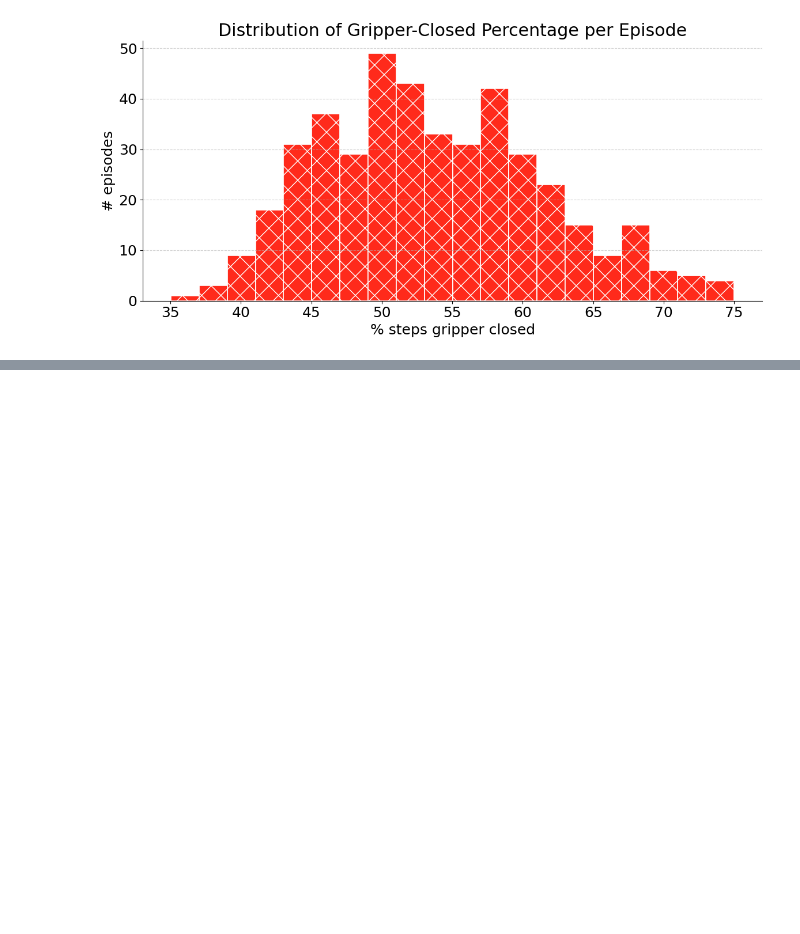
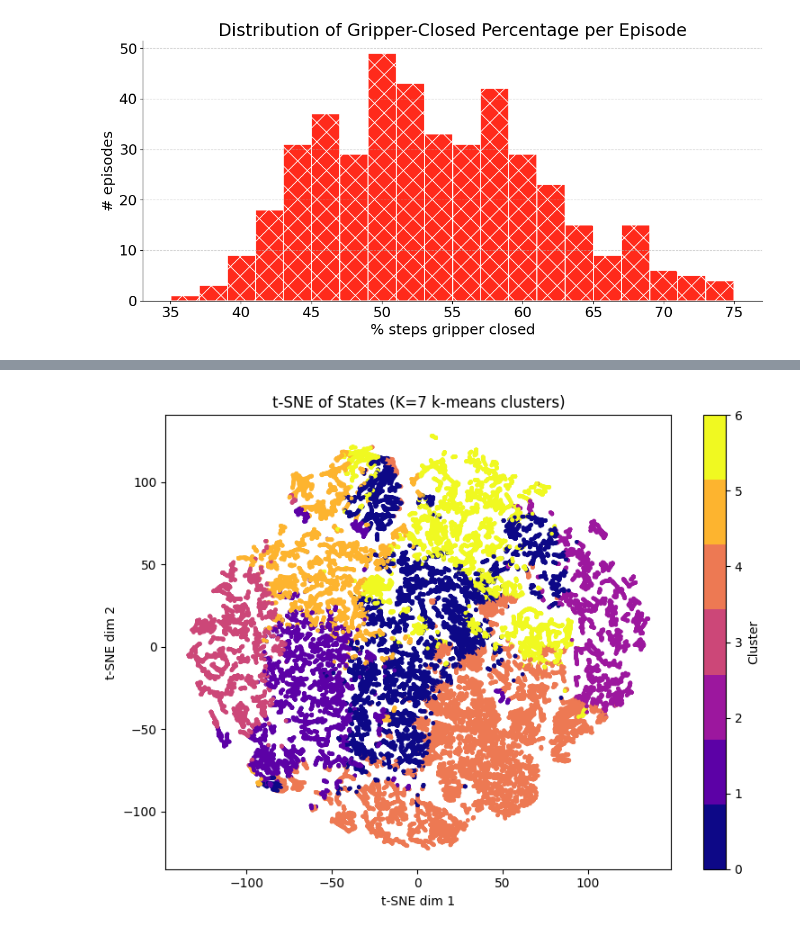
Before and after one commit to dongki-fai/openvla, a Jupyter notebook: experiments/robot/libero/libero_data_visualizer.ipynb, the cells around one changed output, grey strips where cells are left out. Saved outputs shown, nothing was run; the diff lists cells and outputs as text; code cells hidden in the pictures; blank space fills up the shorter version.

```diff
--- a/experiments/robot/libero/libero_data_visualizer.ipynb
+++ b/experiments/robot/libero/libero_data_visualizer.ipynb
@@ -216,0 +379,13 @@ The average percent of steps gripper is closed: 53.73%
+# %%
+K = labels.max() + 1
+cmap = plt.get_cmap("plasma", K)
+plt.figure(figsize=(8, 6))
+scatter = plt.scatter(states_2d[:,0], states_2d[:,1], c=labels, cmap=cmap, s=5, vmin=0, vmax=K-1,)
+plt.title(f"t-SNE of States (K={K} k-means clusters)")
+plt.xlabel("t-SNE dim 1")
+plt.ylabel("t-SNE dim 2")
+plt.colorbar(scatter, ticks=range(K), label="Cluster")
+plt.tight_layout()
+plt.savefig("tsne_states_clusters.png", dpi=300)
+# %% [output]
+[figure, added]
```
Also changed, not shown: parts of 9 cells of this notebook.
